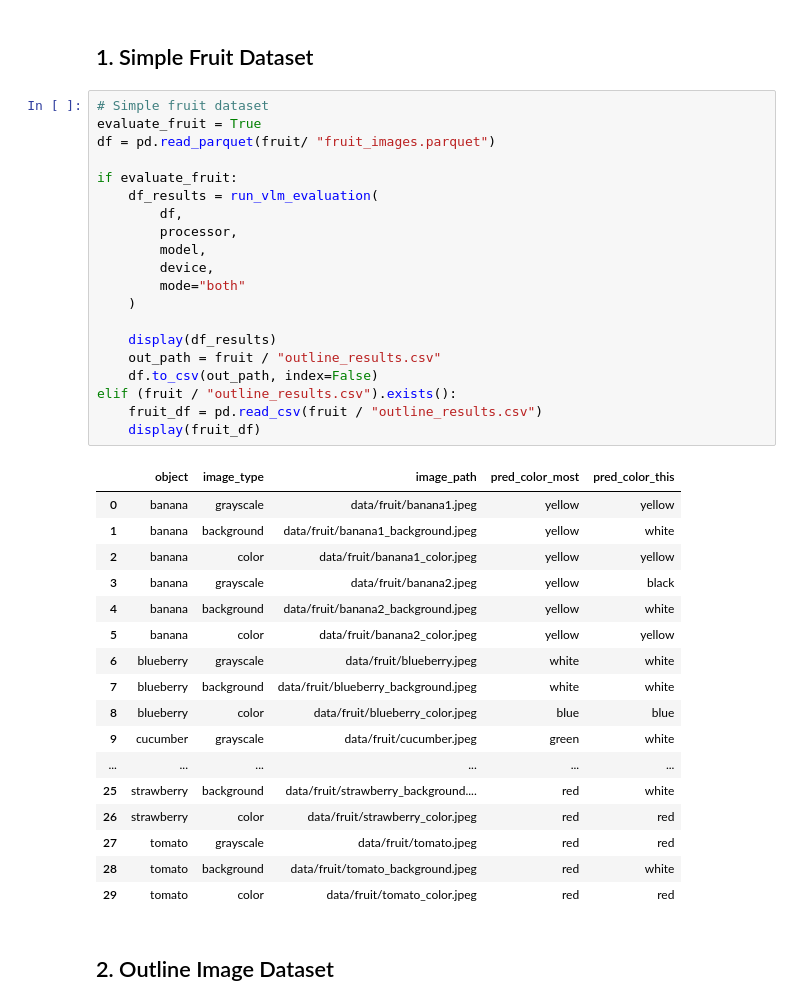
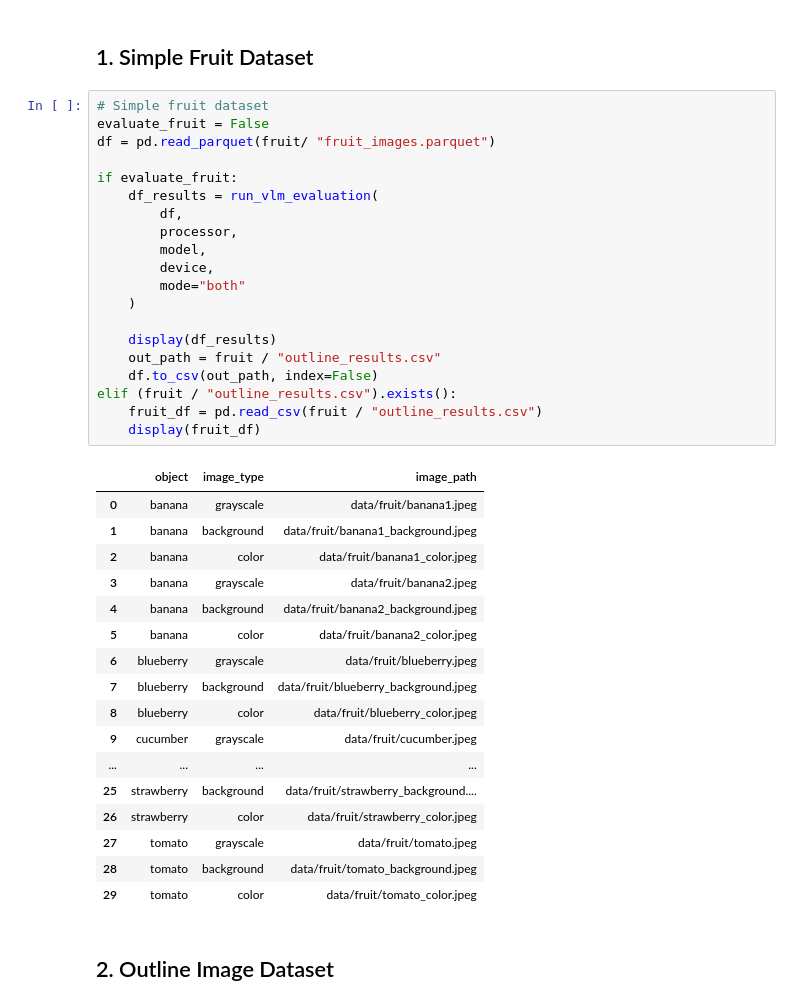
Before and after one commit to jonnemi/color-concept-entanglement, a Jupyter notebook: test_MLLMs.ipynb, the cells around one changed output. Drawn from its saved outputs; the diff is of its cells as text.

```diff
--- a/test_MLLMs.ipynb
+++ b/test_MLLMs.ipynb
@@ -63,42 +64,42 @@ Using a slow image processor as `use_fast` is unset and a slow processor was sav
 ## 1. Simple Fruit Dataset
 # %%
 # Simple fruit dataset
-evaluate_fruit = True
+evaluate_fruit = False
 df = pd.read_parquet(fruit/ "fruit_images.parquet")
 
 if evaluate_fruit:
     df_results = run_vlm_evaluation(
         df,
         processor,
         model,
         device,
         mode="both"
     )
 
     display(df_results)
     out_path = fruit / "outline_results.csv"
     df.to_csv(out_path, index=False)
 elif (fruit / "outline_results.csv").exists():
     fruit_df = pd.read_csv(fruit / "outline_results.csv")
     display(fruit_df)
 # %% [output]
-|  | object | image_type | image_path | pred_color_most | pred_color_this |
-| 0 | banana | grayscale | data/fruit/banana1.jpeg | yellow | yellow |
-| 1 | banana | background | data/fruit/banana1_background.jpeg | yellow | white |
-| 2 | banana | color | data/fruit/banana1_color.jpeg | yellow | yellow |
-| 3 | banana | grayscale | data/fruit/banana2.jpeg | yellow | black |
-| 4 | banana | background | data/fruit/banana2_background.jpeg | yellow | white |
-| 5 | banana | color | data/fruit/banana2_color.jpeg | yellow | yellow |
-| 6 | blueberry | grayscale | data/fruit/blueberry.jpeg | white | white |
-| 7 | blueberry | background | data/fruit/blueberry_background.jpeg | white | white |
-| 8 | blueberry | color | data/fruit/blueberry_color.jpeg | blue | blue |
-| 9 | cucumber | grayscale | data/fruit/cucumber.jpeg | green | white |
-| ... | ... | ... | ... | ... | ... |
-| 25 | strawberry | background | data/fruit/strawberry_background.... | red | white |
-| 26 | strawberry | color | data/fruit/strawberry_color.jpeg | red | red |
-| 27 | tomato | grayscale | data/fruit/tomato.jpeg | red | red |
-| 28 | tomato | background | data/fruit/tomato_background.jpeg | red | white |
-| 29 | tomato | color | data/fruit/tomato_color.jpeg | red | red |
+|  | object | image_type | image_path |
+| 0 | banana | grayscale | data/fruit/banana1.jpeg |
+| 1 | banana | background | data/fruit/banana1_background.jpeg |
+| 2 | banana | color | data/fruit/banana1_color.jpeg |
+| 3 | banana | grayscale | data/fruit/banana2.jpeg |
+| 4 | banana | background | data/fruit/banana2_background.jpeg |
+| 5 | banana | color | data/fruit/banana2_color.jpeg |
+| 6 | blueberry | grayscale | data/fruit/blueberry.jpeg |
+| 7 | blueberry | background | data/fruit/blueberry_background.jpeg |
+| 8 | blueberry | color | data/fruit/blueberry_color.jpeg |
+| 9 | cucumber | grayscale | data/fruit/cucumber.jpeg |
+| ... | ... | ... | ... |
+| 25 | strawberry | background | data/fruit/strawberry_background.... |
+| 26 | strawberry | color | data/fruit/strawberry_color.jpeg |
+| 27 | tomato | grayscale | data/fruit/tomato.jpeg |
+| 28 | tomato | background | data/fruit/tomato_background.jpeg |
+| 29 | tomato | color | data/fruit/tomato_color.jpeg |
 # %% [markdown]
 ## 2. Outline Image Dataset
 # %%
```
Also changed, not shown: parts of 11 cells of this notebook, 2 other files.
